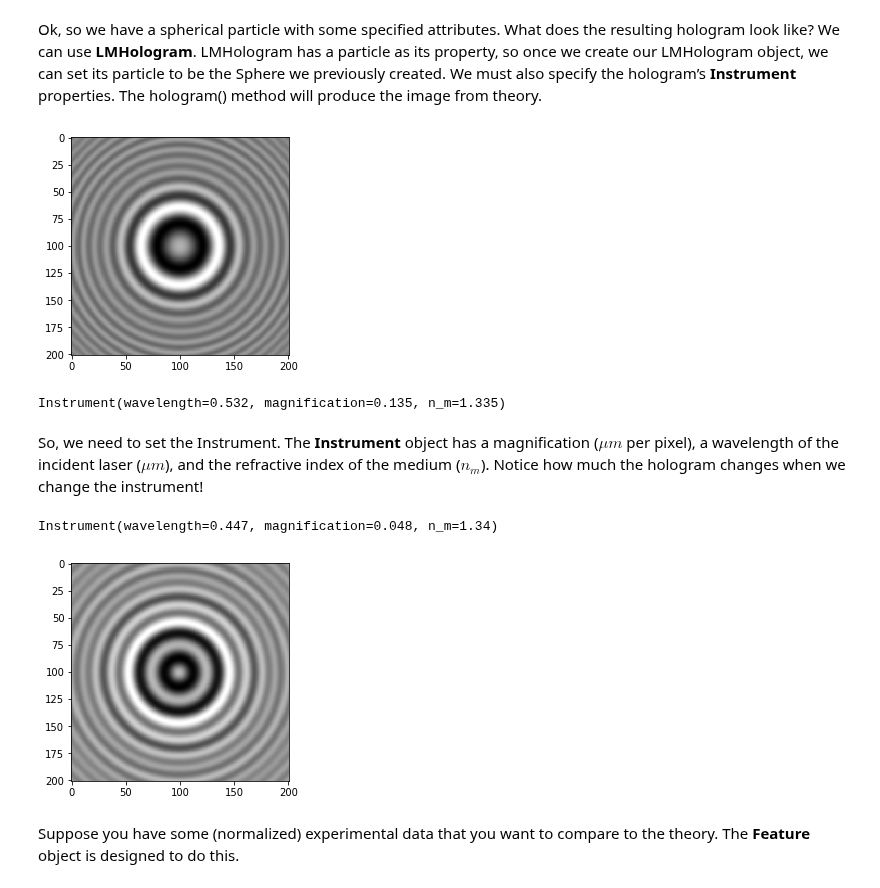
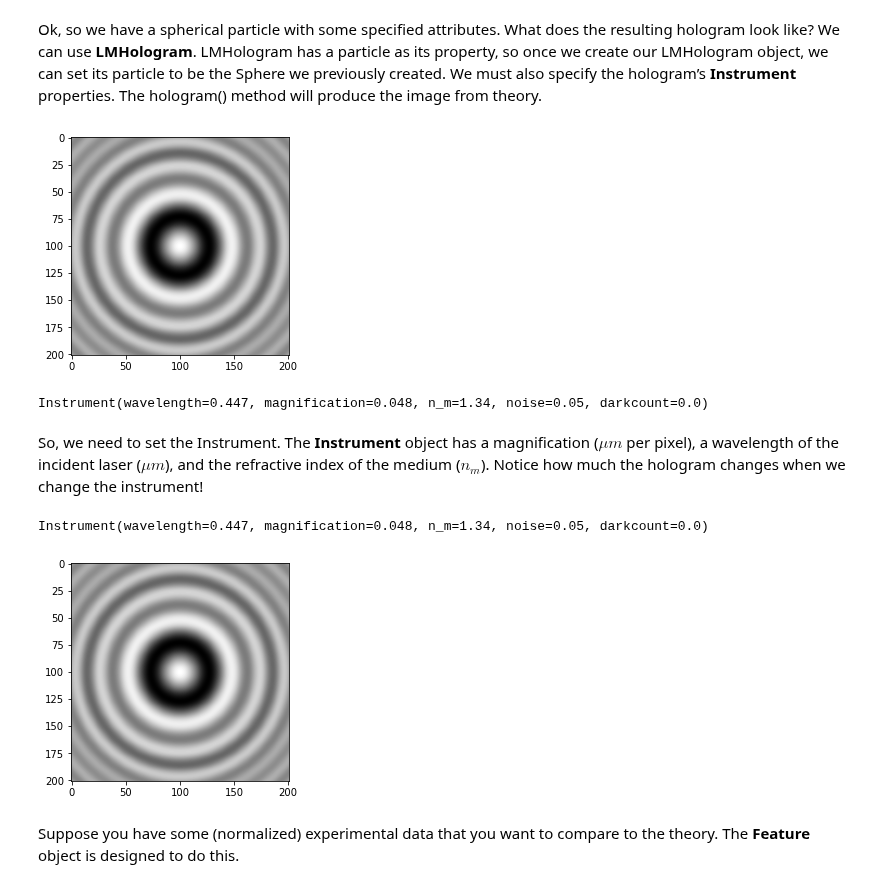
Before and after one commit to davidgrier/pylorenzmie, a Jupyter notebook: docs/tutorials/Theory.ipynb, the cells around one changed output. Saved outputs shown, nothing was run; the diff lists cells and outputs as text; code cells hidden in the pictures.

Commit message:
LorenzMie now calculates holograms

```diff
--- a/docs/tutorials/Theory.ipynb
+++ b/docs/tutorials/Theory.ipynb
@@ -36,22 +39,22 @@ print(s.ab(n_m = 1.34, wavelength=0.447)[:4])
 # %% [markdown]
 Ok, so we have a spherical particle with some specified attributes. What does the resulting hologram look like? We can use **LMHologram**. LMHologram has a particle as its property, so once we create our LMHologram object, we can set its particle to be the Sphere we previously created. We must also specify the hologram’s **Instrument** properties. The hologram() method will produce the image from theory.
 # %%
-from pylorenzmie.theory.LMHologram import LMHologram
-from pylorenzmie.theory.Instrument import coordinates
+from pylorenzmie.theory import LorenzMie
+from pylorenzmie.utilities import coordinates
 shape = [201, 201]
-h = LMHologram(coordinates=coordinates(shape))
+h = LorenzMie(coordinates=coordinates(shape))
 s.r_p = [100,100,300]
 h.particle = s
 plt.imshow(h.hologram().reshape(shape), cmap='gray')
 plt.show()
 print(h.instrument)
 # %% [output]
-[figure, old version]
+[figure, new version]
-Instrument(wavelength=0.532, magnification=0.135, n_m=1.335)
+Instrument(wavelength=0.447, magnification=0.048, n_m=1.34, noise=0.05, darkcount=0.0)
 # %% [markdown]
 So, we need to set the Instrument. The **Instrument** object has a magnification ($\mu m$ per pixel), a wavelength of the incident laser ($\mu m$), and the refractive index of the medium ($n_m$). Notice how much the hologram changes when we change the instrument!
 # %%
-from pylorenzmie.theory.Instrument import Instrument
+from pylorenzmie.theory import Instrument
 #create an instrument object
 ins = Instrument(wavelength = 0.447, magnification=0.048, n_m = 1.34)
 print(ins)
@@ -60,8 +63,8 @@ h.instrument = ins
 plt.imshow(h.hologram().reshape(shape), cmap='gray')
 plt.show()
 # %% [output]
-Instrument(wavelength=0.447, magnification=0.048, n_m=1.34)
+Instrument(wavelength=0.447, magnification=0.048, n_m=1.34, noise=0.05, darkcount=0.0)
-[figure, old version]
+[figure, new version]
 # %% [markdown]
 Suppose you have some (normalized) experimental data that you want to compare to the theory. The **Feature** object is designed to do this.
 # %%
```
Also changed, not shown: parts of 3 cells of this notebook, 23 other files.
